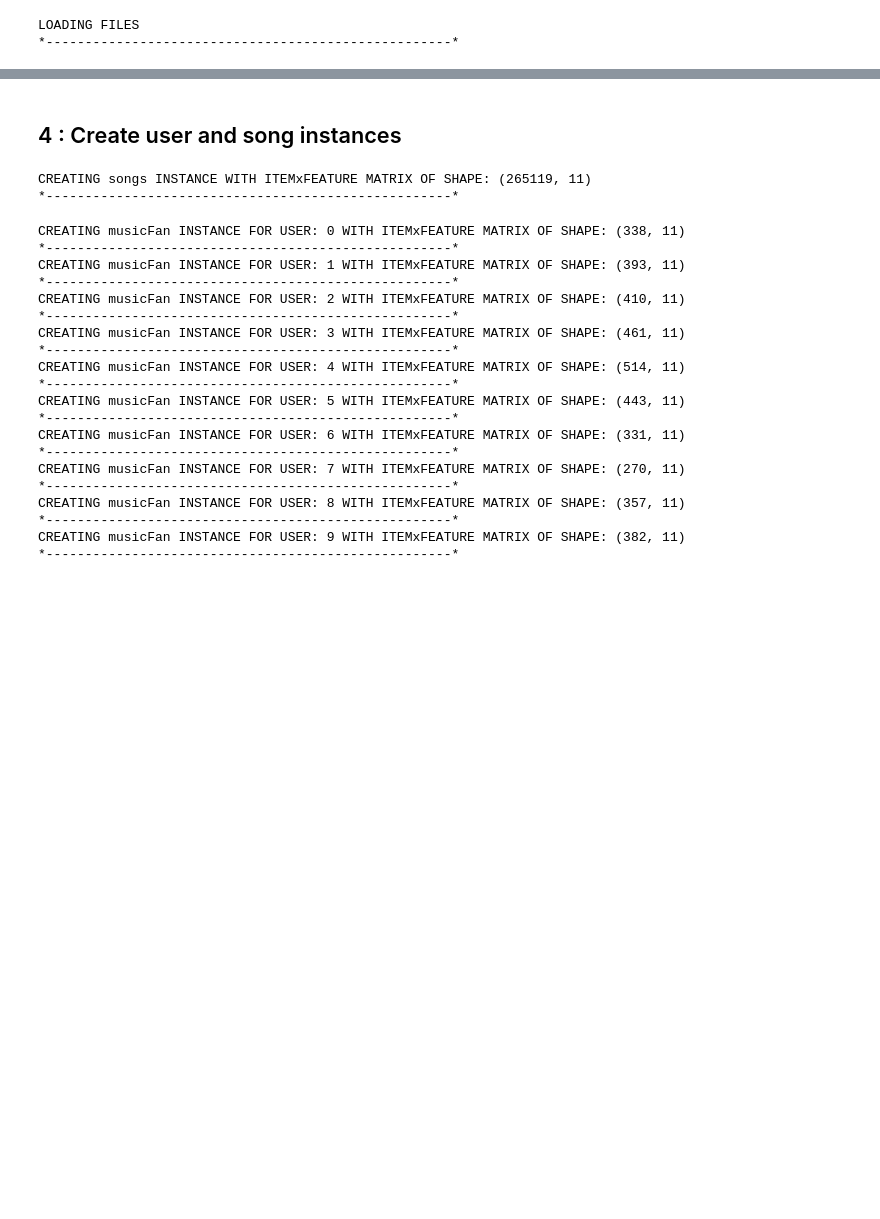
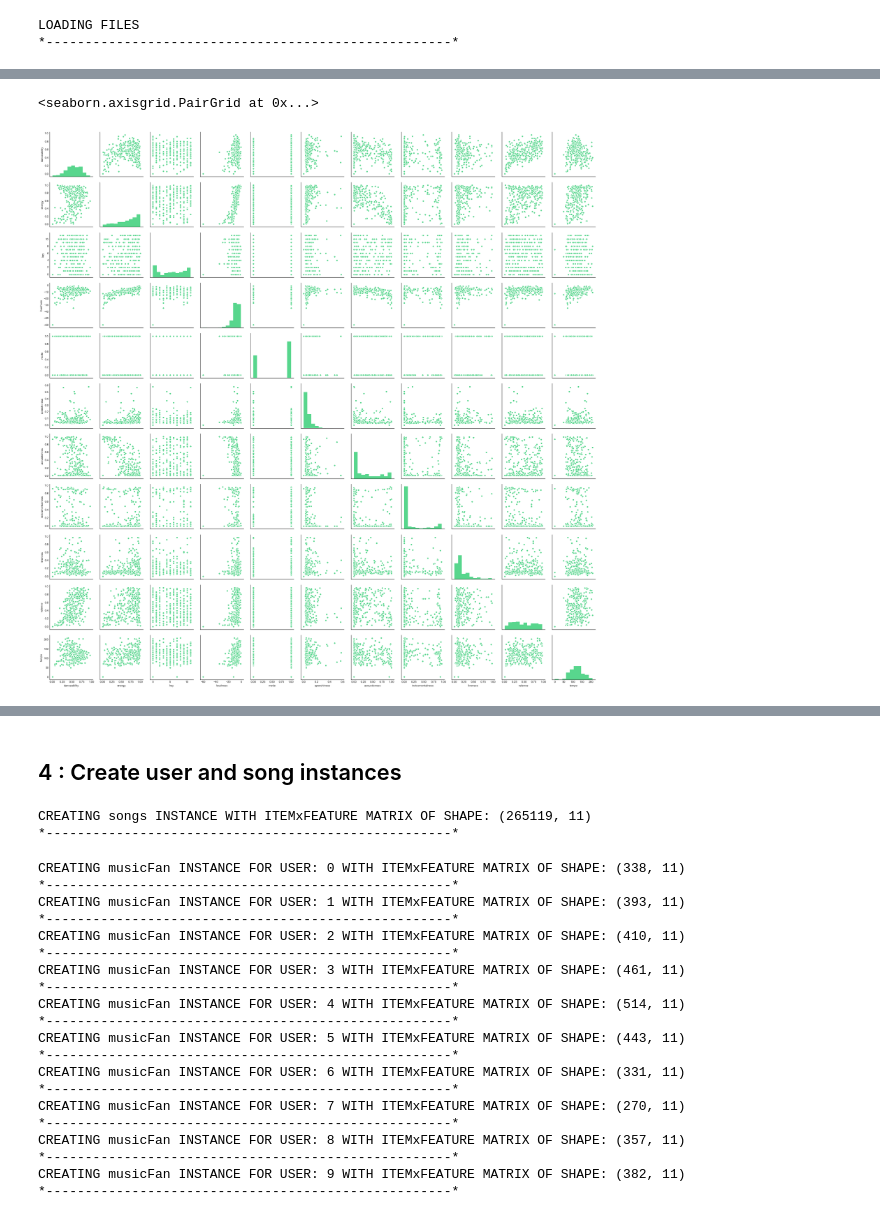
Before and after one commit to mukeshk1986/Projects, a Jupyter notebook: Spotify/SpotifyProject_CompiledCode.ipynb, the cells around one changed output, grey strips where cells are left out. Cells and saved outputs as stored; diff of their text form; code cells hidden in the pictures; blank space fills up the shorter version.

```diff
--- a/Spotify/SpotifyProject_CompiledCode.ipynb
+++ b/Spotify/SpotifyProject_CompiledCode.ipynb
@@ -15,10 +43,18 @@ Songs in both the user database and the songs
 import numpy as np
 import matplotlib.pyplot as plt
 import os,sys
+import seaborn as sns
 import pandas as pd
 import sklearn.metrics
 import sklearn.preprocessing
 from sklearn.model_selection import train_test_split
 from sklearn.neighbors import KNeighborsClassifier
 from sklearn.linear_model import LogisticRegression
+from sklearn.cluster import KMeans
 import collections
+
+# # Custom Color Palette
+green_red = ['#58D68D','#EF4846']
+palette = sns.color_palette(green_red)
+sns.set_palette(palette)
+sns.set_style("white")
@@ -223,20 +310,23 @@ C:\Users\agarc\Documents\GitHub\Projects\Spotify
 #opening all user data and music data
 print("LOADING FILES")
 print("*----------------------------------------------------*")
-user_Filenames = os.listdir("user_data")
-music_Filenames = os.listdir("music_data")
+
 #----------------------------------------------------------------------------------------------------#
 data_Base = pd.read_csv("user_data/database.csv",delimiter = ",", dtype = "str")
 #----------------------------------------------------------------------------------------------------#
 user_Files = [pd.read_csv("user_data/"+i,delimiter = ",", dtype = "str") for i in user_Filenames if "alpha" in i]
 for i in range(len(user_Files)):
     user_Files[i]["spotify_id"] = data_Base["spotify_id"][data_Base["database_id"].isin(user_Files[i]["database_id"])]
-user_Data = pd.concat(user_Files).values
+
+df_user_songs = pd.concat(user_Files)
+user_Data = df_user_songs.values
 #----------------------------------------------------------------------------------------------------#
 music_Files = [pd.read_csv("music_data/"+i,delimiter = ",", dtype = "str") for i in music_Filenames]
 for i in range(len(music_Files)):
     music_Files[i]["year"] = music_Filenames[i][:-4]
-music_Data = pd.concat(music_Files).values
+
+song_list = pd.concat(music_Files)
+music_Data = song_list.values
 #----------------------------------------------------------------------------------------------------#
 # %% [output]
 LOADING FILES
@@ -243,0 +354,5 @@ LOADING FILES
+# %%
+#Here we print the 11 features for a single user, the one who's id matches 0.
+df_0=df_user_songs[df_user_songs['user_id'] == "0"]
+print('For User0:')
+df_0.iloc[:,1:12].head(2)
@@ -243,0 +364,7 @@ LOADING FILES
+# %%
+#Pairplot allows quick and easy plotting of all combinations of features as well as showing the distributions
+#of a single feature (diagonal)
+sns.pairplot(df_0.iloc[:,1:12].astype(float))
+# %% [output]
+<seaborn.axisgrid.PairGrid at 0x...>
+[figure, added]
```
Also changed, not shown: parts of 19 cells of this notebook.
